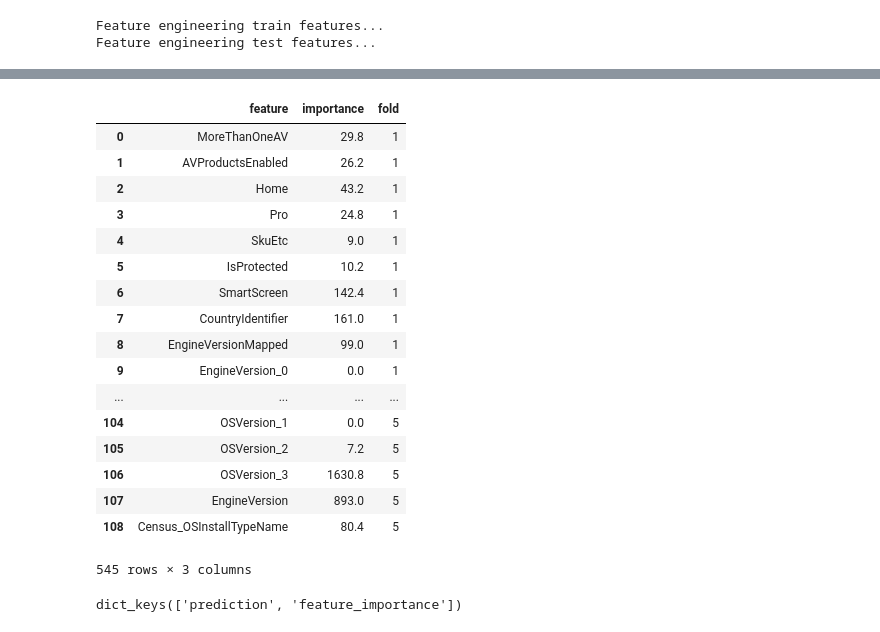
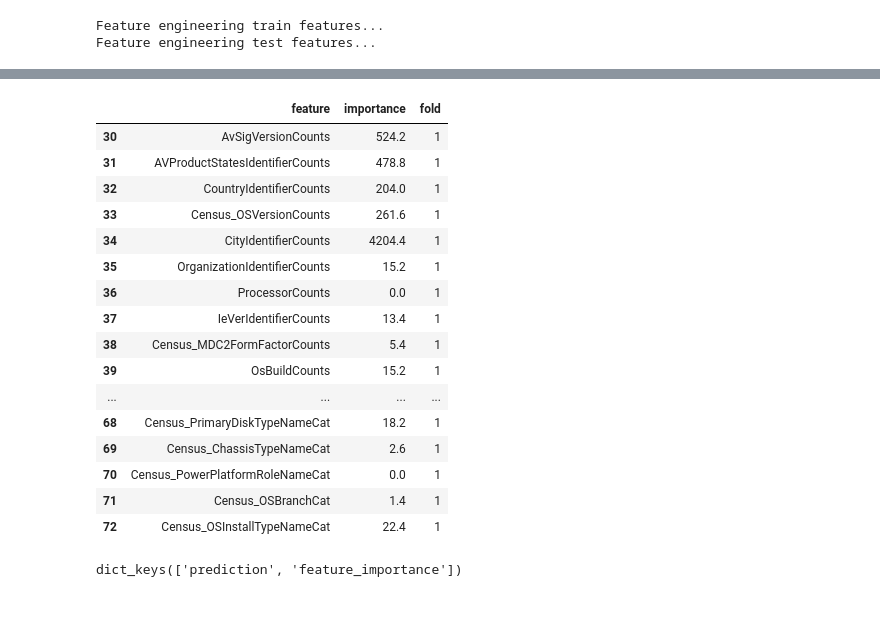
Before and after one commit to ryangoy/kaggle, a Jupyter notebook: microsoft/notebooks/v1.ipynb, the cells around one changed output, grey strips where cells are left out. Saved outputs shown, nothing was run; the diff lists cells and outputs as text; code cells hidden in the pictures.

```diff
--- a/microsoft/notebooks/v1.ipynb
+++ b/microsoft/notebooks/v1.ipynb
@@ -450,7 +515,7 @@ params = {'num_leaves': 256,
          "lambda_l2": 0.15,
          "random_state": 42,
          "verbosity": -1}
-n_fold = 5
+n_fold = 2
 folds = StratifiedKFold(n_splits=n_fold, shuffle=True, random_state=15)
 # %%
 from numba import jit
@@ -596,3 +661,26 @@ def train_model(X, X_test, y, params=None, folds=folds, model_type='lgb', plot_f
         result_dict['oof'] = oof
 
     return result_dict
+# %%
+# counts_to_try = ['Platform', 'EngineVersion', 'AppVersion', 'AvSigVersion', 'AVProductStatesIdentifier',
+#                   'CountryIdentifier', 'Census_OSVersion', 'CityIdentifier', 'OrganizationIdentifier', 'Processor',
+#                   'IeVerIdentifier', 'Census_MDC2FormFactor', 'OsBuild', 'Census_ChassisTypeName', 'Census_PowerPlatformRoleName',
+#                    'Census_OSBranch', 'Census_OSBuildNumber', 'Census_OSBuildRevision',
+#                   'Census_OSEdition', 'Census_OSInstallTypeName', 'Census_ActivationChannel',
+#                   'Census_FirmwareVersionIdentifier', 'Census_IsTouchEnabled', 'Census_OSUILocaleIdentifier']
+
+counts_to_try = ['Census_FirmwareVersionIdentifierCounts', 'CityIdentifierCounts',
+                 'AVProductStatesIdentifierCounts',
+                 'Census_OSVersionCounts', 'CountryIdentifierCounts', 'Census_OSBuildRevisionCounts']
+# %%
+result_dicts = {}
+for i in range(len(counts_to_try)):
+    for j in range(len(counts_to_try)):
+        if i==j:
+            continue
+        else:
+            print('running ' + str(i) + ' ' + str(j))
+            train_l1['add_col'] = train_l1[counts_to_try[i]] + train_l1[counts_to_try[j]]
+            test_l1['add_col'] = test_l1[counts_to_try[i]] + test_l1[counts_to_try[j]]
+
+            result_dicts[str(i) + '_'+ str(j)] = train_model(X=train_l1, X_test=test_l1, y=labels, params=params, model_type='lgb', plot_feature_importance=True, averaging='usual')
@@ -620,24 +719,23 @@ CV mean score: 0.7229, std: 0.0002.
 # %%
-result_dict1['feature_importance']
+result_dict1['feature_importance'][30:73]
 # %% [output]
 |  | feature | importance | fold |
-| 0 | MoreThanOneAV | 29.8 | 1 |
-| 1 | AVProductsEnabled | 26.2 | 1 |
-| 2 | Home | 43.2 | 1 |
-| 3 | Pro | 24.8 | 1 |
-| 4 | SkuEtc | 9.0 | 1 |
-| 5 | IsProtected | 10.2 | 1 |
-| 6 | SmartScreen | 142.4 | 1 |
-| 7 | CountryIdentifier | 161.0 | 1 |
-| 8 | EngineVersionMapped | 99.0 | 1 |
-| 9 | EngineVersion_0 | 0.0 | 1 |
+| 30 | AvSigVersionCounts | 524.2 | 1 |
+| 31 | AVProductStatesIdentifierCounts | 478.8 | 1 |
+| 32 | CountryIdentifierCounts | 204.0 | 1 |
+| 33 | Census_OSVersionCounts | 261.6 | 1 |
+| 34 | CityIdentifierCounts | 4204.4 | 1 |
+| 35 | OrganizationIdentifierCounts | 15.2 | 1 |
+| 36 | ProcessorCounts | 0.0 | 1 |
+| 37 | IeVerIdentifierCounts | 13.4 | 1 |
+| 38 | Census_MDC2FormFactorCounts | 5.4 | 1 |
+| 39 | OsBuildCounts | 15.2 | 1 |
 | ... | ... | ... | ... |
-| 104 | OSVersion_1 | 0.0 | 5 |
-| 105 | OSVersion_2 | 7.2 | 5 |
-| 106 | OSVersion_3 | 1630.8 | 5 |
-| 107 | EngineVersion | 893.0 | 5 |
-| 108 | Census_OSInstallTypeName | 80.4 | 5 |
+| 68 | Census_PrimaryDiskTypeNameCat | 18.2 | 1 |
+| 69 | Census_ChassisTypeNameCat | 2.6 | 1 |
+| 70 | Census_PowerPlatformRoleNameCat | 0.0 | 1 |
+| 71 | Census_OSBranchCat | 1.4 | 1 |
+| 72 | Census_OSInstallTypeNameCat | 22.4 | 1 |
-545 rows × 3 columns
 # %%
 submission = pd.read_csv('/home/ryan/cs/datasets/microsoft/sample_submission.csv')
 submission['HasDetections'] = result_dict1['prediction']
```
Also changed, not shown: parts of 12 cells of this notebook, 3 other files.
